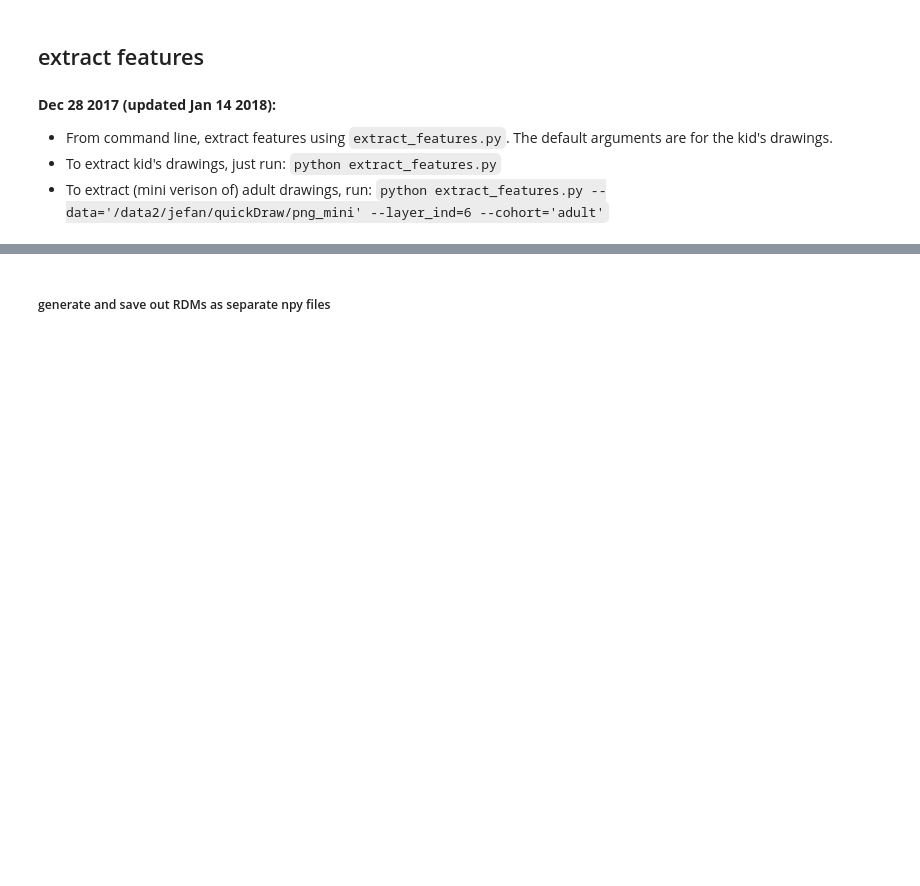
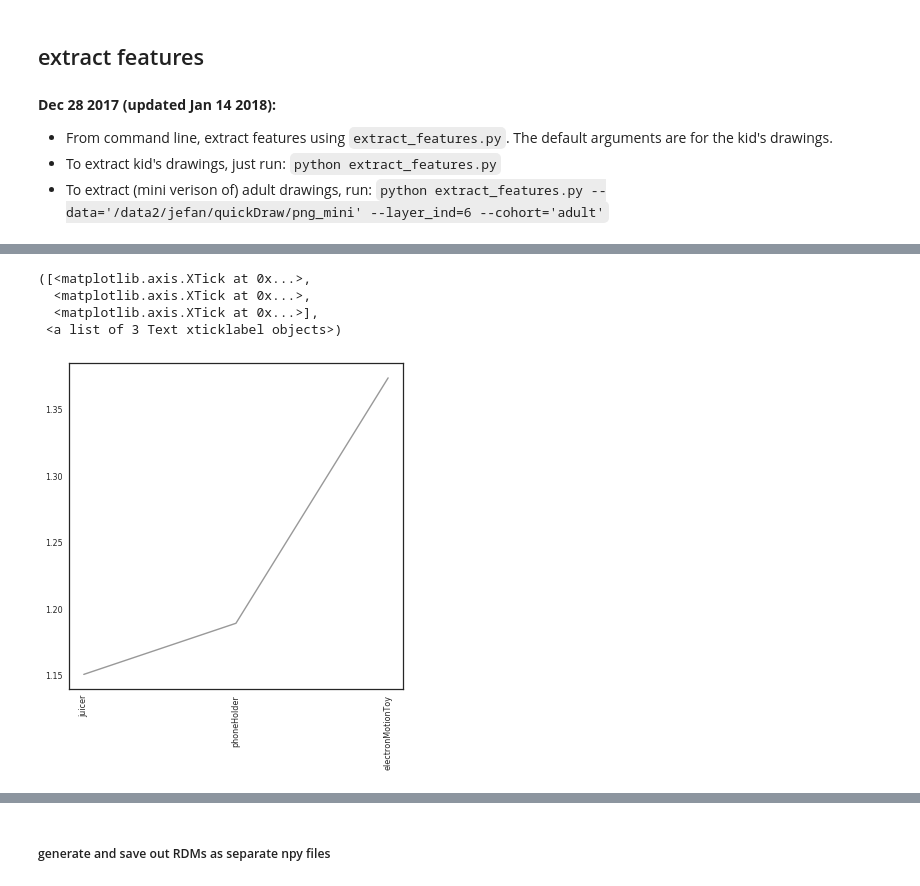
Before and after one commit to brialorelle/label-cats, a Jupyter notebook: stimuli_analyses/featuresTry-labelconcept.ipynb, the cells around one changed output, grey strips where cells are left out. Drawn from its saved outputs; the diff is of its cells as text; code cells hidden in the pictures; blank space fills up the shorter version.

```diff
--- a/stimuli_analyses/featuresTry-labelconcept.ipynb
+++ b/stimuli_analyses/featuresTry-labelconcept.ipynb
@@ -167,0 +161,7 @@ array([[ 1.        , -0.53949991, -0.11374894,  0.01905941],
+# %%
+ref_category_name = 'bikeBell'
+labelsPlot = np.unique(M.category.values) # unique categories
+labelsPlot = np.asarray(labelsPlot)
+arr_index = np.where(labelsPlot == ref_category_name)
+ref_category = arr_index[0]
+ref_category
@@ -167,0 +201,21 @@ array([[ 1.        , -0.53949991, -0.11374894,  0.01905941],
+# %%
+## get some dissimilarity values relative to a given reference category index
+dissimValues = RDM[ref_category,:]
+dissimValues = np.delete(dissimValues,ref_category) # delete the identity values
+labelsPlot = np.delete(labelsPlot,ref_category) # delete the identity category (ref category)
+
+## sort by dissimilarity
+ind =  np.argsort(dissimValues)
+dissimValues = dissimValues[ind]
+labelsPlot = labelsPlot [ind]
+# %%
+## plot these values
+plt.figure(figsize=(6,6))
+plt.plot(np.arange(0,3),dissimValues, label='dissim values',color=(0.6,0.6,0.6))
+plt.xticks(np.arange(0,3), labelsPlot, rotation='vertical')
+# %% [output]
+([<matplotlib.axis.XTick at 0x...>,
+  <matplotlib.axis.XTick at 0x...>,
+  <matplotlib.axis.XTick at 0x...>],
+ <a list of 3 Text xticklabel objects>)
+[figure, added]
```
Also changed, not shown: parts of 11 cells of this notebook, 3 other files.
